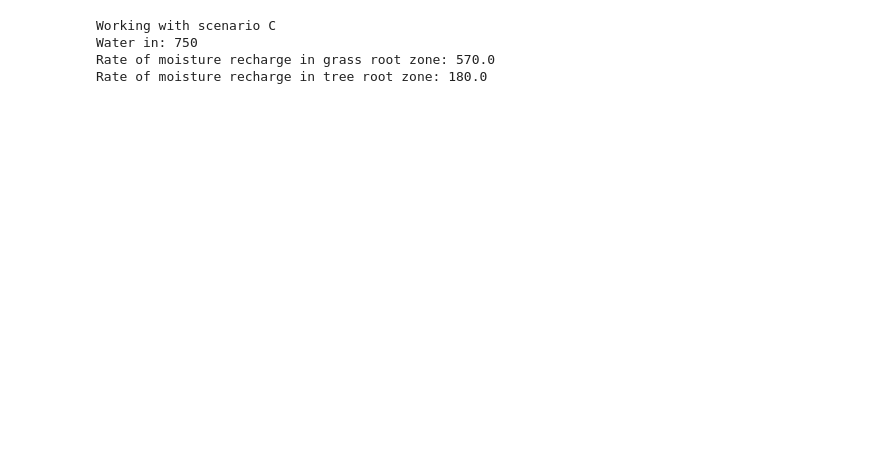
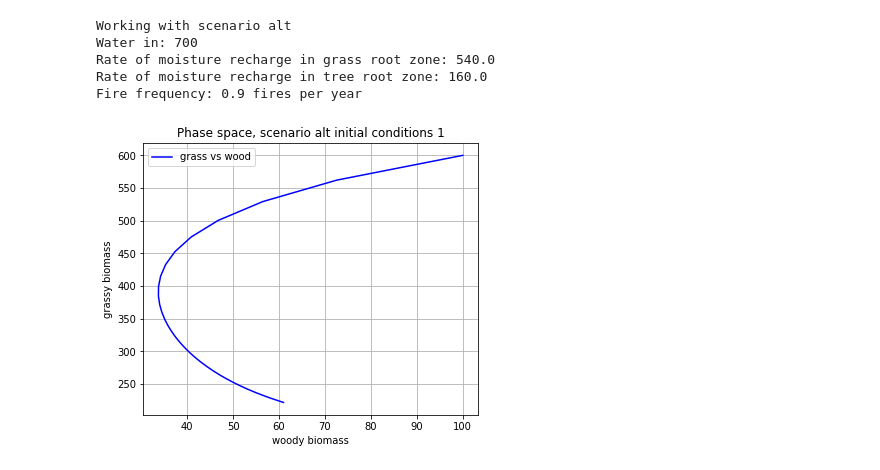
Before and after one commit to o-chandra/stable-states, a Jupyter notebook: Fire Vegetation Model All.ipynb, the cells around one changed output. Drawn from its saved outputs; the diff is of its cells as text; code cells hidden in the pictures; blank space fills up the shorter version.

Commit message:
Update Fire Vegetation Model All.ipynb
added in abiotic terms, demonstrate alternative stable states dependent on initial conditions

```diff
--- a/Fire Vegetation Model All.ipynb
+++ b/Fire Vegetation Model All.ipynb
@@ -30,18 +27,32 @@ a=0.5;
 # %%
 #Three possible scenarios
-#Scenario A: w_in=250 < beta
-#Scenario B: w_in=500 > beta
-#Scenario C: w_in =750 >> beta
+#Scenario A: w_in=250 < beta, abiotic parameters =0
+#Scenario B: w_in=500 > beta, abiotic parameters =0
+#Scenario C: w_in =750 >> beta, abiotic parameters =0
+#Scenario alt: specify fire frequency, w_in=700, define abiotic parameters
 
-scenario="C"
+scenario="alt"
 # %%
 #Define scenario and resulting win (water in), ws, wt parameters (rate of water recharge)
 if (scenario=="A"):
-     win=250
+    win=250
+    kh=kw=a=cw=ch=B=G=0
 elif (scenario=="B"):
-     win=500
+    win=500
+    kh=kw=a=cw=ch=B=G=n=0
 elif (scenario=="C"):
-        win=750
+    win=750
+    kh=kw=a=cw=ch=B=G=n=0
+elif (scenario=="alt"):
+    win=700
+    kh=0.1;
+    kw=0.01;
+    cw=0.02;
+    ch=cw;
+    a = 0.6;
+    B = 5;
+    G = 15;
+    n=0.9;
 
 def ws(alpha,beta,win):
     if win>beta:
@@ -56,9 +67,11 @@ print("Working with scenario "+str(scenario))
 print("Water in: "+str(win))
 print("Rate of moisture recharge in grass root zone: "+str(wt))
 print("Rate of moisture recharge in tree root zone: "+str(ws))
+print("Fire frequency: "+str(n)+" fires per year")
 # %% [output]
-Working with scenario C
-Water in: 750
-Rate of moisture recharge in grass root zone: 570.0
-Rate of moisture recharge in tree root zone: 180.0
+Working with scenario alt
+Water in: 700
+Rate of moisture recharge in grass root zone: 540.0
+Rate of moisture recharge in tree root zone: 160.0
+Fire frequency: 0.9 fires per year
 # %%
@@ -79,3 +92,18 @@ def sys(iv1, iv2, dt, time):
         h.append(h[i] + (H_dot(h[i],w[i])) * dt) #taylor series approximation truncated after linear terms
         w.append(w[i] + (W_dot(h[i],w[i])) * dt)
     return h, w
+# %%
+# initialize lists containing values
+h = []
+w = []
+sys(600, 100, 0.1, 2000); #initializing with initial values for H,W, time step .1 years, 1000 years
+# %%
+fig = plt.figure(figsize=(6,5))
+plt.plot(w, h, 'b-', label='grass vs wood')
+plt.title("Phase space, scenario "+str(scenario)+" initial conditions 1")
+plt.legend(loc='best')
+plt.xlabel("woody biomass")
+plt.ylabel("grassy biomass")
+plt.grid()
+# %% [output]
+[figure, added]
```
Also changed, not shown: parts of 11 cells of this notebook.
